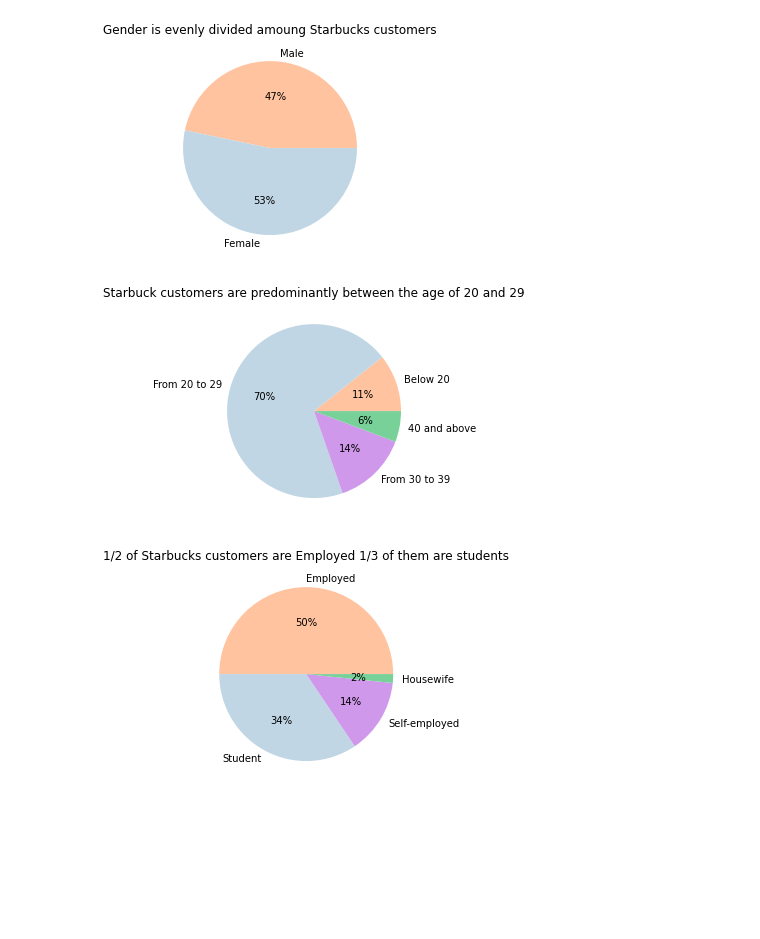
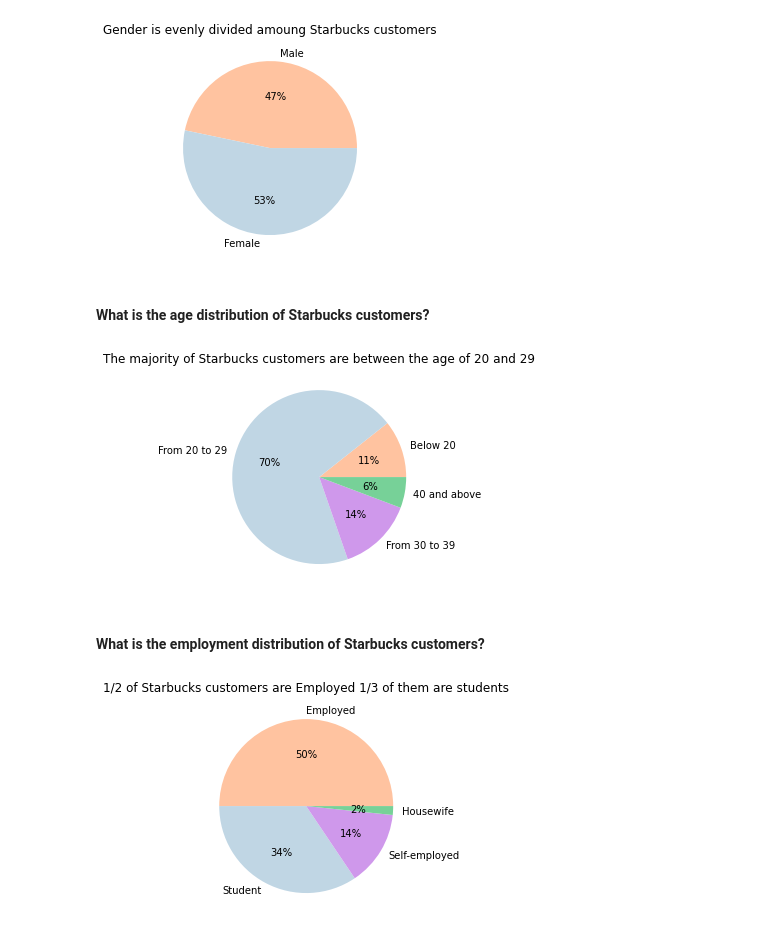
Before and after one commit to Johndsalas/Starbucks_Customer_Profiles, a Jupyter notebook: main.ipynb, the cells around one changed output. Cells and saved outputs as stored; diff of their text form; code cells hidden in the pictures; blank space fills up the shorter version.

```diff
--- a/main.ipynb
+++ b/main.ipynb
@@ -110,8 +112,13 @@ dtype: int64
 e.gender_pie(df)
 # %% [output]
 [figure]
+# %% [markdown]
+#### What is the age distribution of Starbucks customers?
 # %%
- e.age_pie()
+# calling function to generate visual
+e.age_pie(df)
 # %% [output]
-[figure, old version]
+[figure, new version]
+# %% [markdown]
+#### What is the employment distribution of Starbucks customers?
 # %%
```
Also changed, not shown: parts of 20 cells of this notebook, 1 other file.
